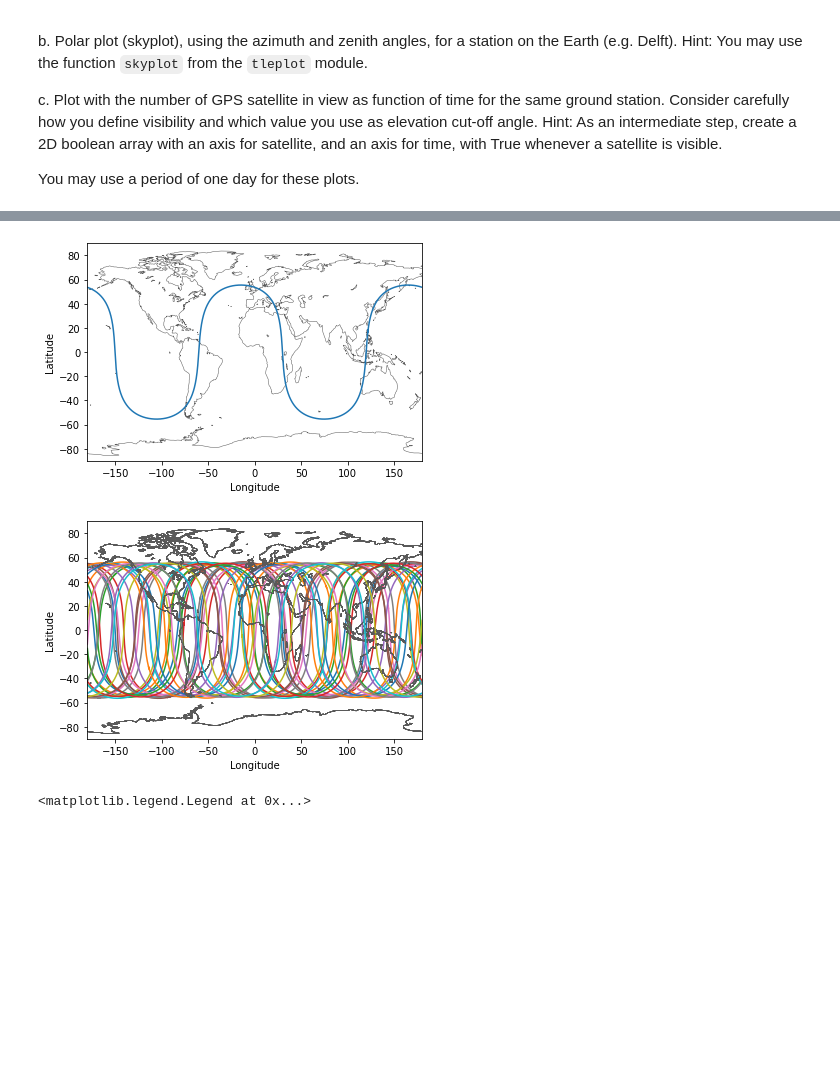
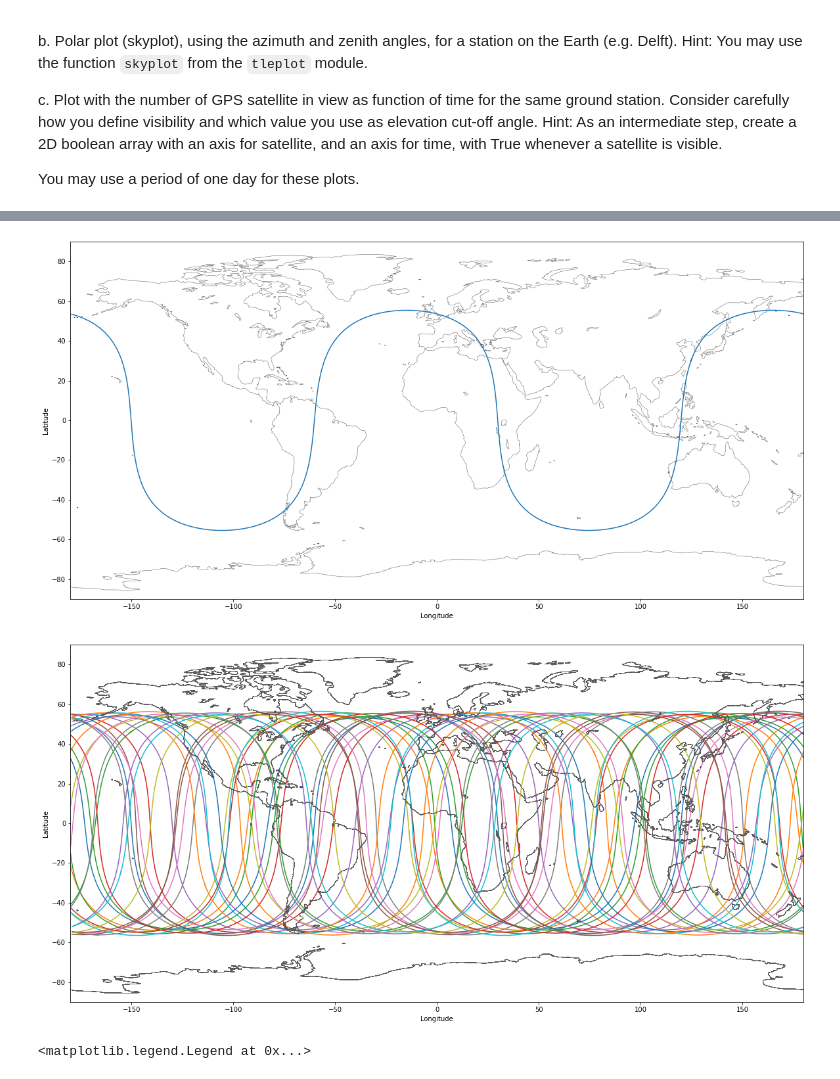
Before and after one commit to mlinds/sim_vis, a Jupyter notebook: assignment2/Assignment2Template.ipynb, the cells around one changed output, grey strips where cells are left out. Cells and saved outputs as stored; diff of their text form; code cells hidden in the pictures; blank space fills up the shorter version.

Commit message:
new J2 plotting nb, some work on A2

```diff
--- a/assignment2/Assignment2Template.ipynb
+++ b/assignment2/Assignment2Template.ipynb
@@ -94,3 +94,7 @@ b.	Polar plot (skyplot), using the azimuth and zenith angles, for a station on t
 c.	Plot with the number of GPS satellite in view as function of time for the same ground station. Consider carefully how you define visibility and which value you use as elevation cut-off angle. Hint: As an intermediate step, create a 2D boolean array with an axis for satellite, and an axis for time, with True whenever a satellite is visible.
 
 You may use a period of one day for these plots.
+# %%
+# enter here your code and run the cell to produce the result, if you wish you can use more cells
+
+gpsERS = tle.tleread('GPS.txt')
@@ -97,21 +119,21 @@ You may use a period of one day for these plots.
 # %%
-# enter here your code and run the cell to produce the result, if you wish you can use more cells
 
-gpsERS = tle.tleread('GPS.txt',verbose=0)
-t = tle.tledatenum(['2021-11-15 0:00:00', 24*60 ,1])
+t = tle.tledatenum(['2021-11-23 0:00:00', 24*60 ,1])
 xsat,vsat = tle.tle2vec(gpsERS,t,'GPS BIIR-2')
 xsate,vsate = crs.eci2ecef(t,xsat=xsat,vsat=vsat)
+plt.figure(figsize=(20,10))
 tle.pltgroundtrack(xsate)
 # %% [output]
-[figure, old version]
+[figure, new version]
 # %%
+plt.figure(figsize=(20,10))
 for sat in gpsERS:
     t = tle.tledatenum(['2021-11-15 0:00:00', 24*60 ,1])
     xsat,vsat = tle.tle2vec(gpsERS,t,sat.name)
     xsate,vsate = crs.eci2ecef(t,xsat=xsat,vsat=vsat)
     tle.pltgroundtrack(xsate)
 # %% [output]
-[figure, old version]
+[figure, new version]
 # %%
 plt.clf()
 fig = plt.figure("3D satellite orbit (ECI)",figsize=(20,10), tight_layout=True)
```
Also changed, not shown: parts of 1 cell of this notebook, 1 other file.
